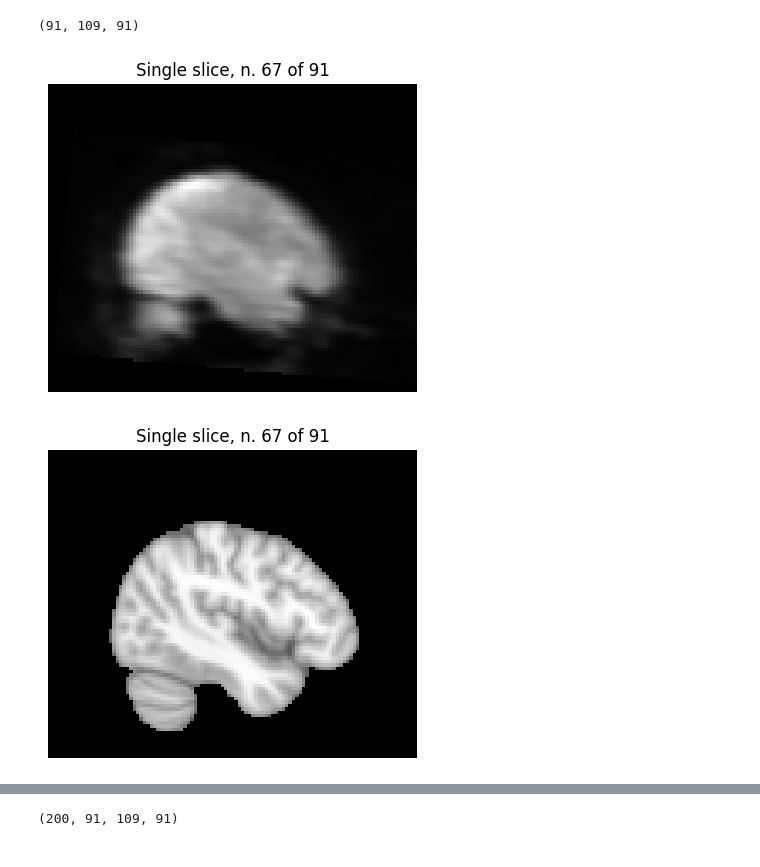
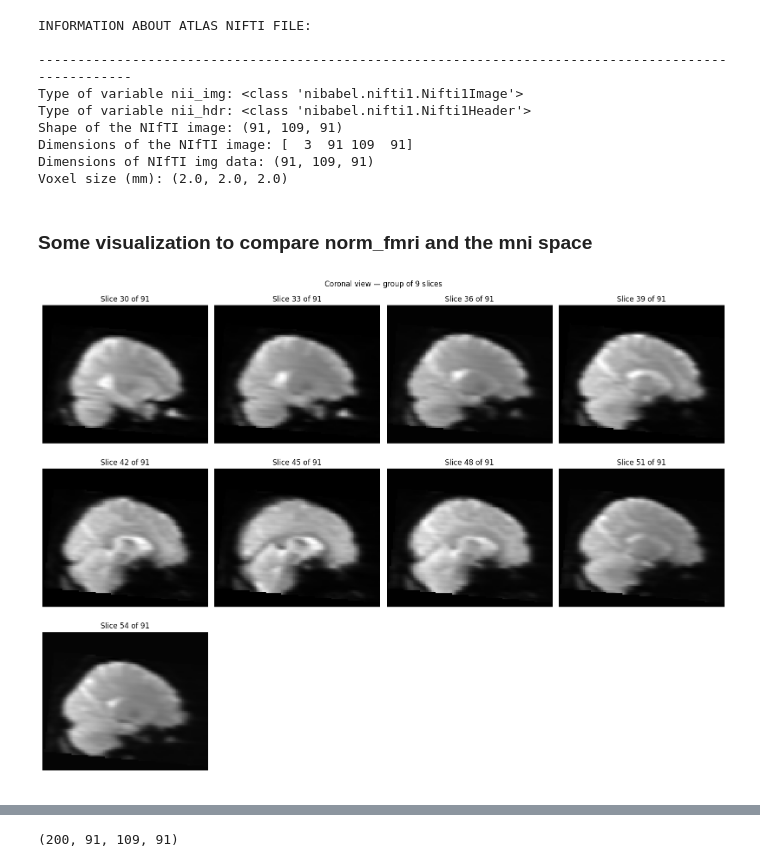
Before and after one commit to tommydelu/MRI-analysis-pipeline, a Jupyter notebook: 3_fmri_feature_extraction.ipynb, the cells around one changed output, grey strips where cells are left out. Drawn from its saved outputs; the diff is of its cells as text; code cells hidden in the pictures.

Commit message:
started part4 + plot wavelet analysis

```diff
--- a/3_fmri_feature_extraction.ipynb
+++ b/3_fmri_feature_extraction.ipynb
@@ -23,17 +12,21 @@ from utils.statistics import avgFmriTemporalVolume
 from config import *
 # %%
-norm_fmri_img, norm_fmri_hdr, norm_fmri_data, norm_fmri_dimns = load_and_display(FMRI_NORM_PATH, "FMRI NORMALIZED", print_info=False)
-altas_img, atlas, atlas_data, atlas_dimns                     = load_and_display(ATLAS_PATH, "ATLAS", print_info=False)
-mni_img, mni_hdr, mni_data, mni_dims                          = load_and_display(MNI_PATH, "MNI", print_info=False)
+norm_fmri_img, _ , norm_fmri_data, _ = load_and_display(FMRI_NORM_PATH, "FMRI NORMALIZED", print_info=False)
+altas_img, _, atlas_data, _          = load_and_display(ATLAS_PATH, "ATLAS", print_info=True)
+mni_img, _, mni_data, _              = load_and_display(MNI_PATH, "MNI", print_info=False)
+# %% [output]
+INFORMATION ABOUT ATLAS NIFTI FILE:
+
+----------------------------------------------------------------------------------------------------
+Type of variable nii_img: <class 'nibabel.nifti1.Nifti1Image'>
+Type of variable nii_hdr: <class 'nibabel.nifti1.Nifti1Header'>
+Shape of the NIfTI image: (91, 109, 91)
+Dimensions of the NIfTI image: [  3  91 109  91]
+Dimensions of NIfTI img data: (91, 109, 91)
+Voxel size (mm): (2.0, 2.0, 2.0)
-# %%
-print(atlas_data.shape)
-# %% [output]
-(91, 109, 91)
-# %%
-display_single_slice(norm_fmri_data, slice_idx=67, axis='coronal')
-# %% [output]
-[figure, removed]
-# %%
-display_single_slice(mni_data, slice_idx=67, axis='coronal')
-# %% [output]
-[figure, removed]
+# %% [markdown]
+### Some visualization to compare norm_fmri and the mni space
+# %%
+display_group_of_slices(norm_fmri_data, 9, starting_idx=30, disp_step=3, axis='coronal')
+# %% [output]
+[figure, added]
```
Also changed, not shown: parts of 9 cells of this notebook, 1 other file.
